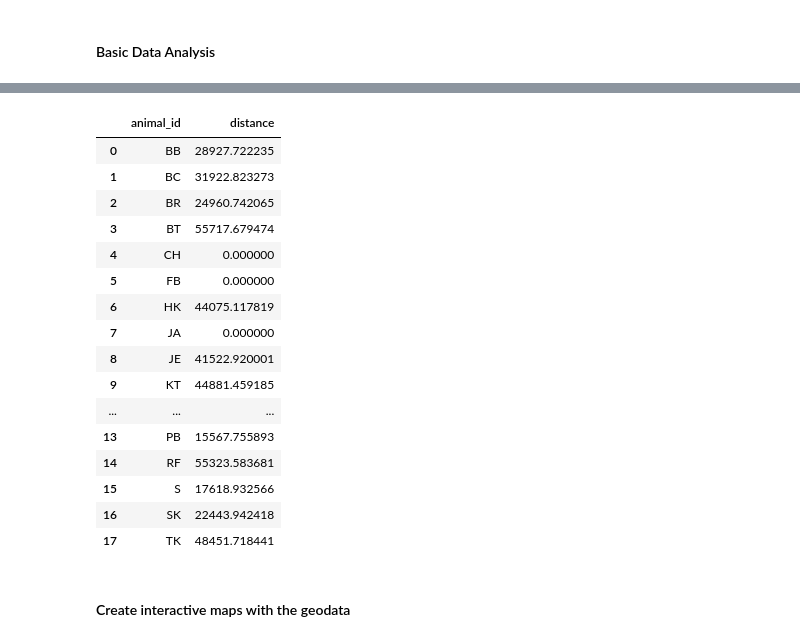
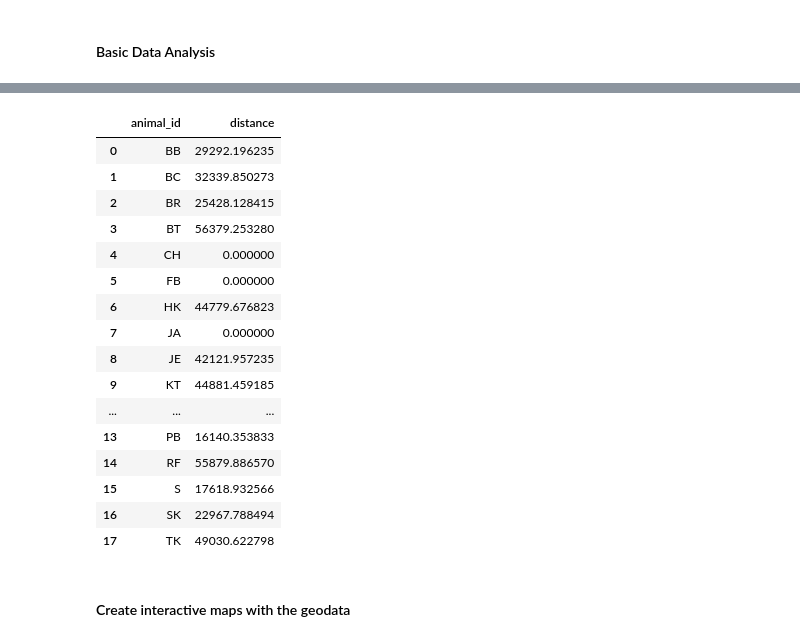
Before and after one commit to dbvis-ukon/movekit, a Jupyter notebook: examples/07_movebank.ipynb, the cells around one changed output, grey strips where cells are left out. Saved outputs shown, nothing was run; the diff lists cells and outputs as text; code cells hidden in the pictures.

```diff
--- a/examples/07_movebank.ipynb
+++ b/examples/07_movebank.ipynb
@@ -6,6 +6,5 @@ import movekit as mkit
 #### Read data input
 # %%
 data = mkit.read_movebank('datasets/Mangabey_monkeys_in_Uganda.csv')
-data = data[['time','animal_id','x','y']]
 data.head()
 # %% [output]
@@ -62,24 +60,24 @@ data
 # %%
-#calculate for each animal the distance covered between 1972-5-1 and 1972-10-1
-mkit.distance_by_time(data, pd.to_datetime('1972-5-1'),pd.to_datetime('1972-10-1'))
+#calculate for each animal the distance covered between 1972-5-1 and 1972-10-1 12:00:00
+mkit.distance_by_time(data, '1972-5-1','1972-10-1 12:00:00')
 # %% [output]
 |  | animal_id | distance |
-| 0 | BB | 28927.722235 |
-| 1 | BC | 31922.823273 |
-| 2 | BR | 24960.742065 |
-| 3 | BT | 55717.679474 |
+| 0 | BB | 29292.196235 |
+| 1 | BC | 32339.850273 |
+| 2 | BR | 25428.128415 |
+| 3 | BT | 56379.253280 |
 | 4 | CH | 0.000000 |
 | 5 | FB | 0.000000 |
-| 6 | HK | 44075.117819 |
+| 6 | HK | 44779.676823 |
 | 7 | JA | 0.000000 |
-| 8 | JE | 41522.920001 |
+| 8 | JE | 42121.957235 |
 | 9 | KT | 44881.459185 |
 | ... | ... | ... |
-| 13 | PB | 15567.755893 |
-| 14 | RF | 55323.583681 |
+| 13 | PB | 16140.353833 |
+| 14 | RF | 55879.886570 |
 | 15 | S | 17618.932566 |
-| 16 | SK | 22443.942418 |
-| 17 | TK | 48451.718441 |
+| 16 | SK | 22967.788494 |
+| 17 | TK | 49030.622798 |
 # %% [markdown]
 #### Create interactive maps with the geodata
 # %% [markdown]
```
Also changed, not shown: parts of 4 cells of this notebook.
